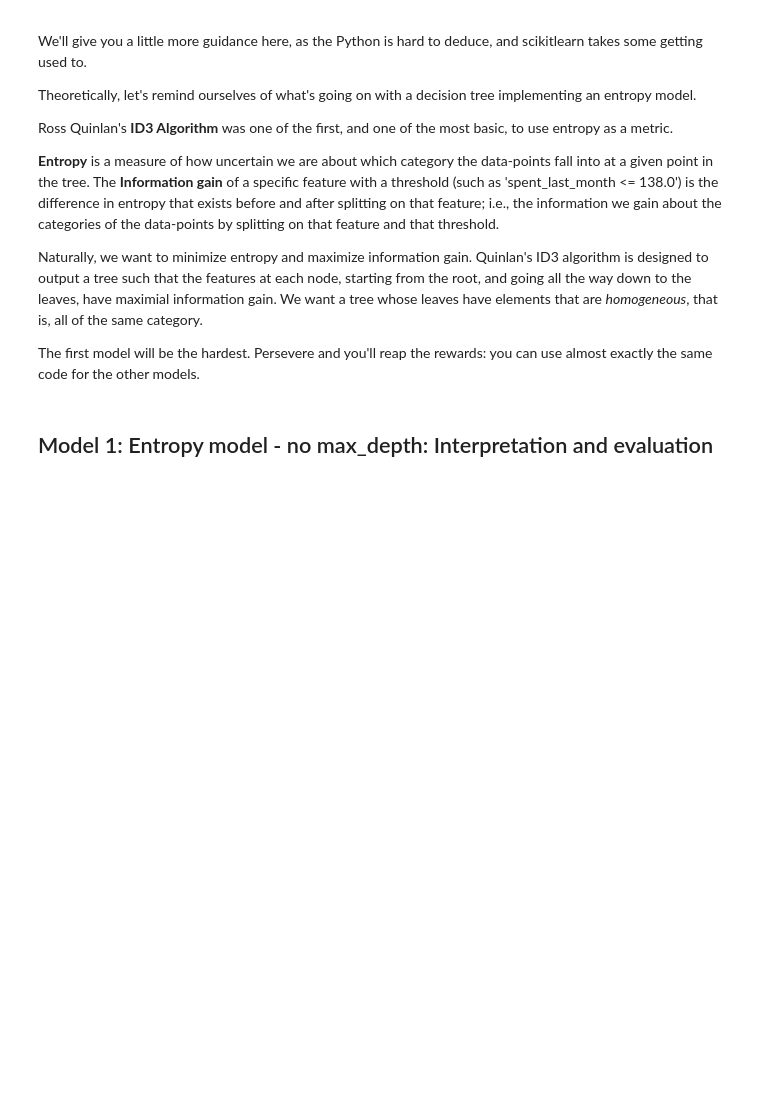
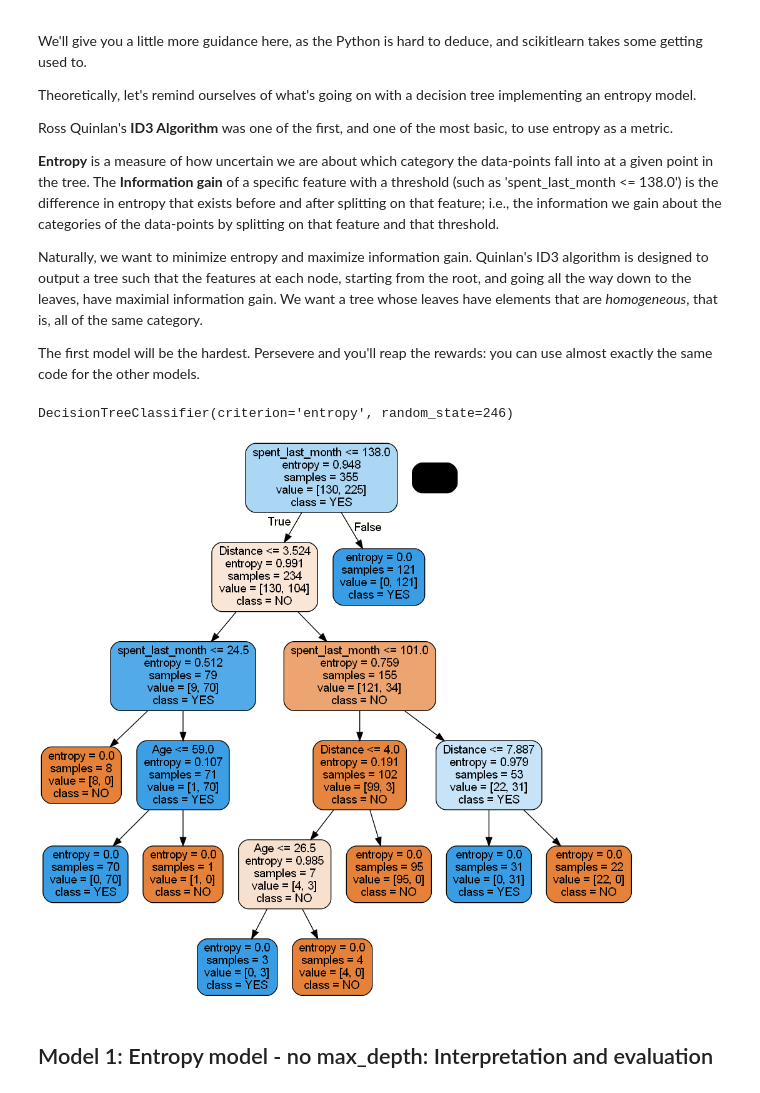
Before and after one commit to MsEM11/Decision-Tree-Case-Study, a Jupyter notebook: Springboard Decision Tree Specialty Coffee Case Study - Tier 3.ipynb, the cells around one changed output. Saved outputs shown, nothing was run; the diff lists cells and outputs as text; code cells hidden in the pictures; blank space fills up the shorter version.

Commit message:
Created and evaluated an Entropy model with no max depth.

```diff
--- a/Springboard Decision Tree Specialty Coffee Case Study - Tier 3.ipynb
+++ b/Springboard Decision Tree Specialty Coffee Case Study - Tier 3.ipynb
@@ -312,7 +312,7 @@ X = pd.get_dummies(X)
 ### 6. Further divide those subsets into train and test subsets for X and y respectively: X_train, X_test, y_train, y_test
 # %%
 # Call train_test_split on X, y. Make the test_size = 0.25, and random_state = 246
-X_train, X_test, y_train, y_test = train_test_split(X, y)
+X_train, X_test, y_train, y_test = train_test_split(X, y, test_size=0.25,random_state=246)
 # %% [markdown]
 # 3. Modelling
 It's useful to look at the scikit-learn documentation on decision trees https://scikit-learn.org/stable/modules/tree.html before launching into applying them. If you haven't seen them before, take a look at that link, in particular the section `1.10.5.`
@@ -332,16 +332,18 @@ Naturally, we want to minimize entropy and maximize information gain. Quinlan's
 The first model will be the hardest. Persevere and you'll reap the rewards: you can use almost exactly the same code for the other models.
 # %%
 # Declare a variable called entr_model and use tree.DecisionTreeClassifier.
-_ _ _
+entr_model = tree.DecisionTreeClassifier(criterion='entropy',random_state=246)
 
 # Call fit() on entr_model
-_ _ _
+entr_model.fit(X_train,y_train)
 
 # Call predict() on entr_model with X_test passed to it, and assign the result to a variable y_pred
-_ _ _
+y_pred = entr_model.predict(X_test)
 
 # Call Series on our y_pred variable with the following: pd.Series(y_pred)
-_ _ _
+y_pred = pd.Series(y_pred)
 
 # Check out entr_model
 entr_model
+# %% [output]
+DecisionTreeClassifier(criterion='entropy', random_state=246)
@@ -357,3 +350,19 @@ _ _ _
+# %%
+#Had to look at a lower tier for this one, as this was my first time seeing this function. I've got it now, though!
+
+# Now we want to visualize the tree
+dot_data = StringIO()
+
+# We can do so with export_graphviz
+tree.export_graphviz(entr_model,out_file=dot_data,feature_names=X_train.columns,
+                     filled=True,rounded=True,class_names=entr_model.classes_)
+
+
+# Alternatively for class_names use entr_model.classes_
+graph = pydotplus.graph_from_dot_data(dot_data.getvalue())
+Image(graph.create_png())
+# %% [output]
+[figure, added]
 # %% [markdown]
 ## Model 1: Entropy model - no max_depth: Interpretation and evaluation
 # %%
```
Also changed, not shown: parts of 4 cells of this notebook, 1 other file.
